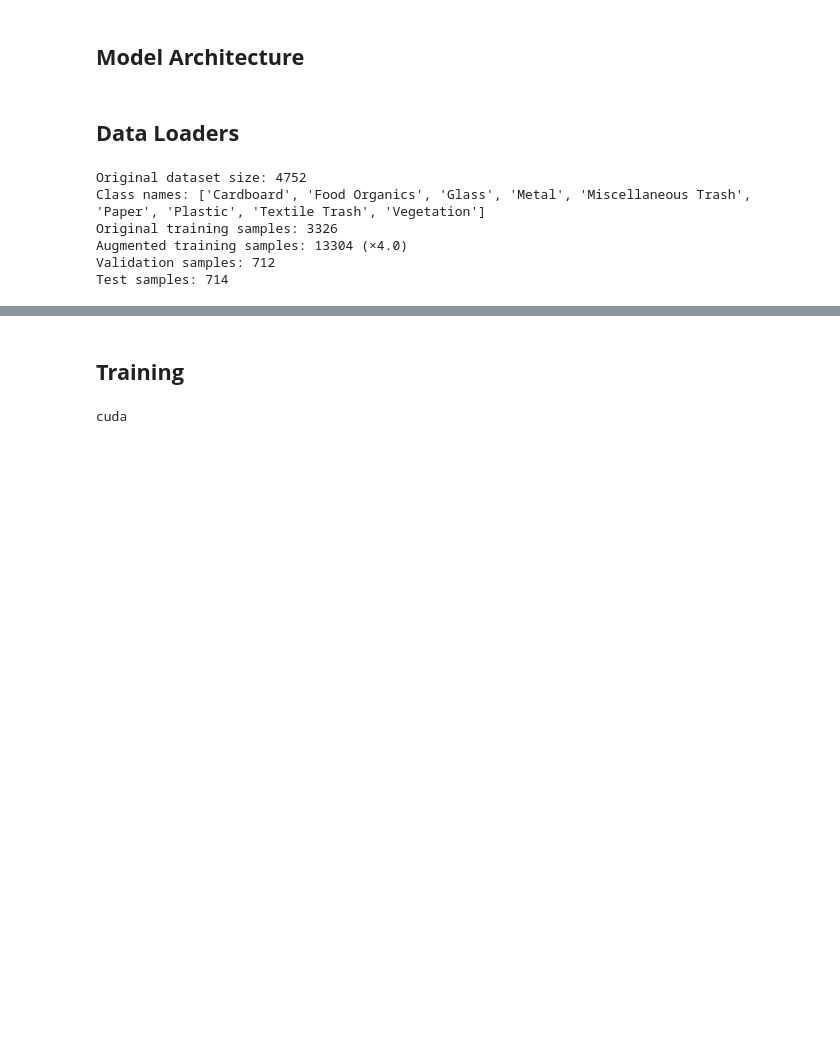
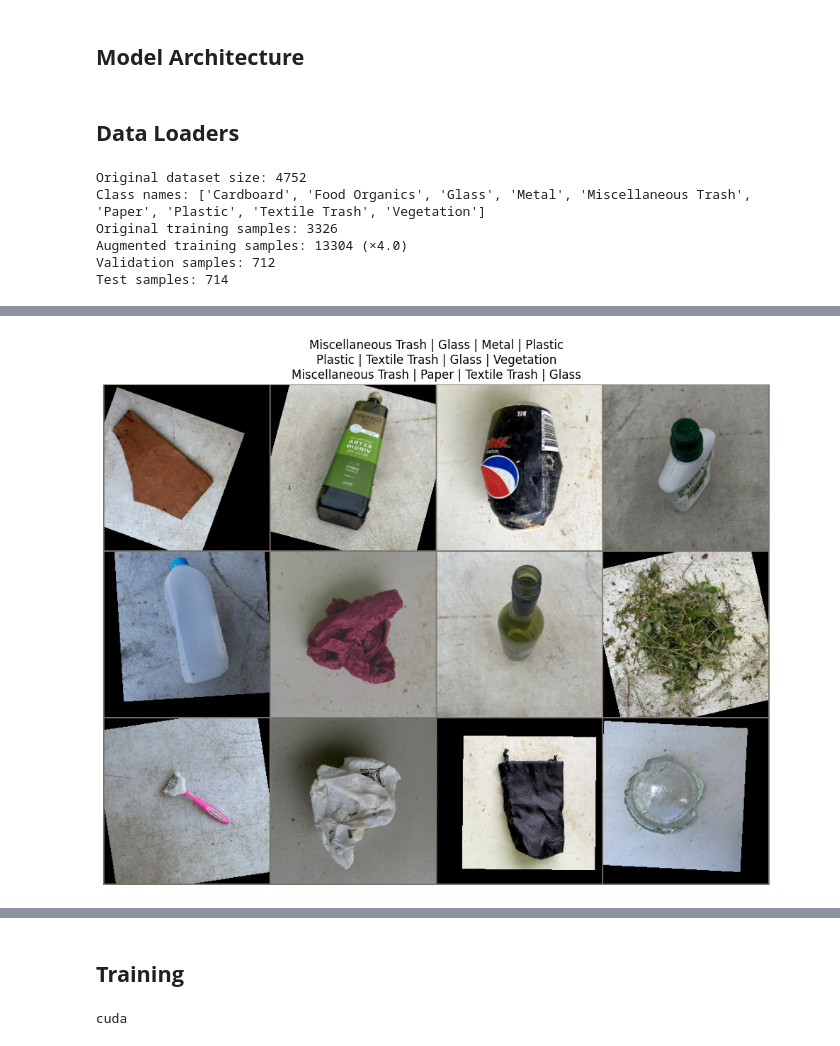
Before and after one commit to dilshan-49/EN3150-Assignment-03, a Jupyter notebook: model.ipynb, the cells around one changed output, grey strips where cells are left out. Drawn from its saved outputs; the diff is of its cells as text; code cells hidden in the pictures; blank space fills up the shorter version.

Commit message:
fixed issue with data loaders

```diff
--- a/model.ipynb
+++ b/model.ipynb
@@ -202,12 +202,11 @@ test_dataset = CustomSubset(dataset, test_indices, transform=transform_val)
 train_dataset = AugmentedDataset(train_subset, num_augmentations=3, transform=transform_standard)
 
 # Create data loaders
-batch_size = 256  # Smaller batch size for larger images
+batch_size = 64  # Smaller batch size for larger images
 train_loader = DataLoader(
     train_dataset,
     batch_size=batch_size,
     shuffle=True,
-    num_workers=4,
     pin_memory=True
 )
 
@@ -215,7 +214,6 @@ val_loader = DataLoader(
     val_dataset,
     batch_size=batch_size,
     shuffle=False,
-    num_workers=4,
     pin_memory=True
 )
 
@@ -223,7 +221,6 @@ test_loader = DataLoader(
     test_dataset,
     batch_size=batch_size,
     shuffle=False,
-    num_workers=4,
     pin_memory=True
 )
 
@@ -241,3 +238,79 @@ Original training samples: 3326
 Augmented training samples: 13304 (×4.0)
 Validation samples: 712
 Test samples: 714
+# %%
+import matplotlib.pyplot as plt
+from torchvision.utils import make_grid
+import numpy as np
+
+def show_batch(dataloader, classes, num_images=12):
+    """
+    Display a batch of images with their labels from a dataloader
+
+    Args:
+        dataloader: PyTorch dataloader to get images from
+        classes: List of class names
+        num_images: Maximum number of images to display
+    """
+    # Get a batch of training data
+    images, labels = next(iter(dataloader))
+    print(f"Batch shape: {images.shape}")
+    print(f"Labels shape: {labels.shape}")
+
+    # Convert images back to a displayable format
+    images = images[:num_images]  # Take only the first num_images
+    labels = labels[:num_images]
+
+    # Unnormalize the images
+    mean = np.array([0.485, 0.456, 0.406])
+    std = np.array([0.229, 0.224, 0.225])
+
+    # Create a grid of images
+    img_grid = make_grid(images, nrow=4)
+    img_grid = img_grid.numpy().transpose((1, 2, 0))
+
+    # Unnormalize
+    img_grid = std * img_grid + mean
+    img_grid = np.clip(img_grid, 0, 1)
+
+    # Display the images
+    plt.figure(figsize=(12, 8))
+    plt.imshow(img_grid)
+    plt.axis('off')
+
+    # Add labels as titles - fix the list issue
+    # Convert each label tensor to its corresponding class name
+    title_list = []
+    for i in range(len(labels)):
+        # Make sure to get the integer value from the tensor
+        class_idx = labels[i].item() if isinstance(labels[i], torch.Tensor) else labels[i]
+        title_list.append(f"{classes[class_idx]}")
+
+    # Group titles into rows of 4 for display
+    title_rows = []
+    for i in range(0, len(title_list), 4):
+        row = title_list[i:i+4]
+        title_rows.append(" | ".join(row))
+
+    # Join all rows with newlines
+    title = "\n".join(title_rows)
+    plt.title(title, fontsize=12)
+    plt.tight_layout()
+    plt.show()
+
+    # Check if any of the tensor values are NaN or Inf
+    print(f"Has NaN: {torch.isnan(images).any()}")
+    print(f"Has Inf: {torch.isinf(images).any()}")
+    print(f"Min value: {images.min()}")
+    print(f"Max value: {images.max()}")
+
+    return True
+
+# Test the train loader
+print("Checking training data...")
+show_batch(train_loader, dataset.classes)
+
+# Test the validation loader
+print("\nChecking validation data...")
+show_batch(val_loader, dataset.classes)
+# %% [output]
@@ -243,0 +320 @@ Test samples: 714
+[figure, added]
```
Also changed, not shown: parts of 3 cells of this notebook.
